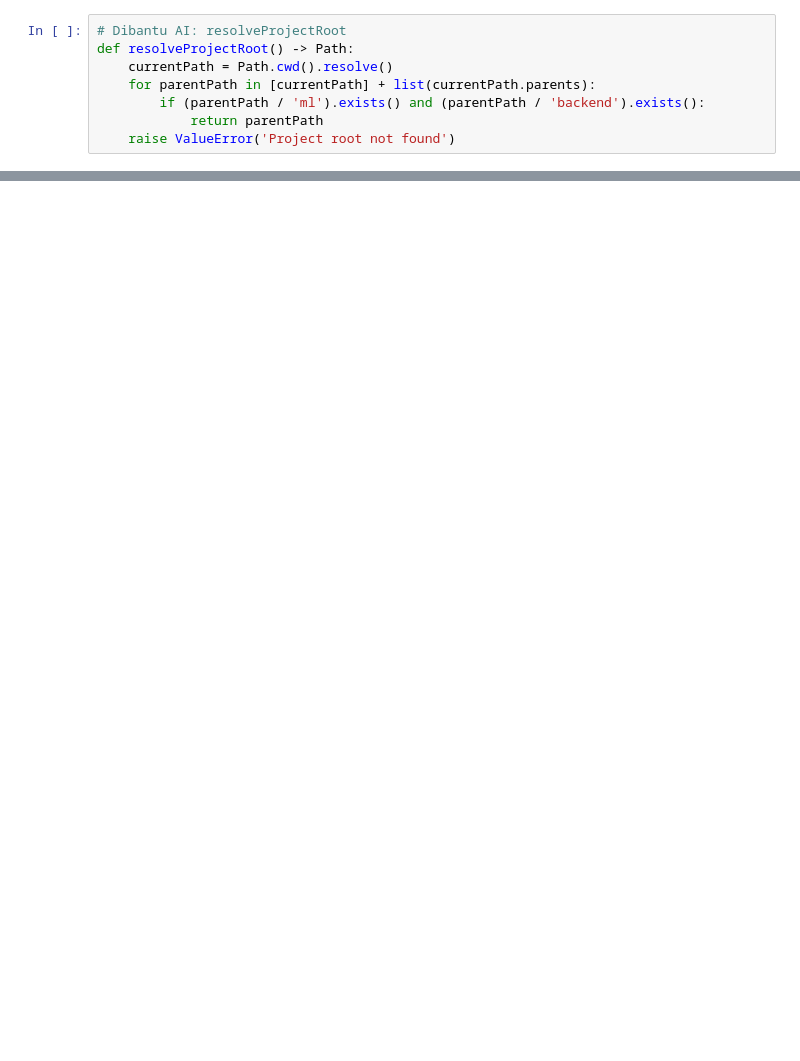
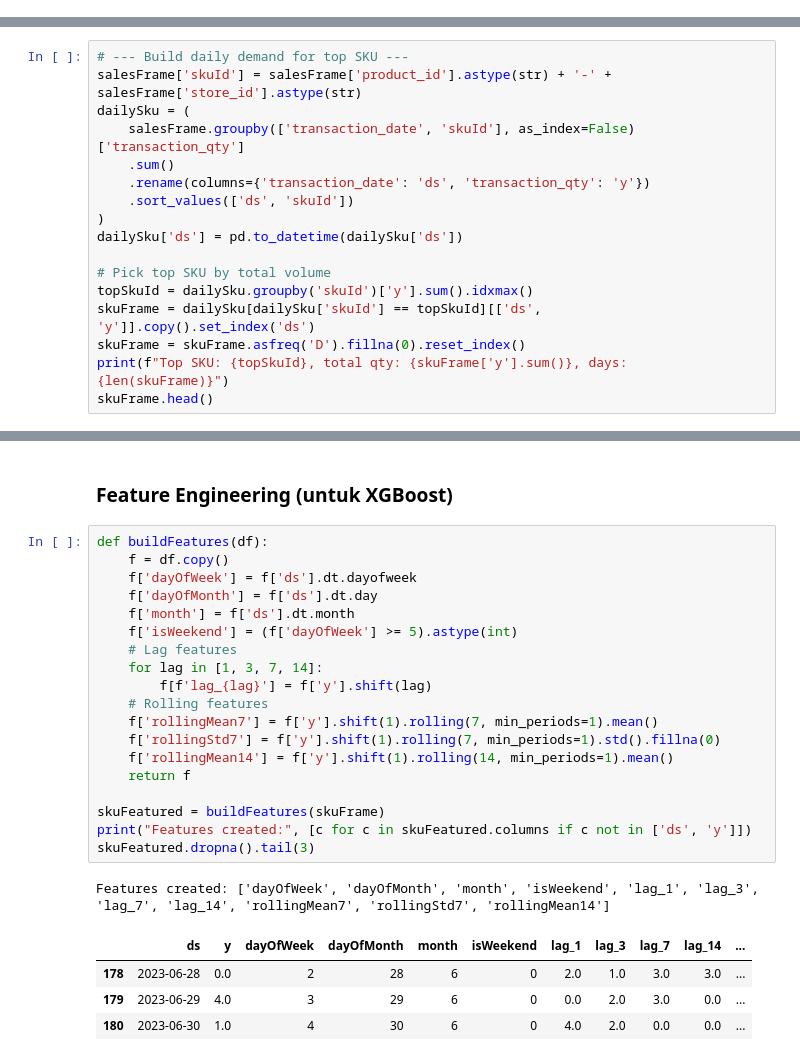
Before and after one commit to GhazyUrbayani/BrewStock, a Jupyter notebook: ml/forecast/notebooks/demandForecastStarter.ipynb, the cells around one changed output, grey strips where cells are left out. Saved outputs shown, nothing was run; the diff lists cells and outputs as text; blank space fills up the shorter version.

```diff
--- a/ml/forecast/notebooks/demandForecastStarter.ipynb
+++ b/ml/forecast/notebooks/demandForecastStarter.ipynb
@@ -8,8 +0,0 @@ import numpy as np
-# %%
-# Dibantu AI: resolveProjectRoot
-def resolveProjectRoot() -> Path:
-    currentPath = Path.cwd().resolve()
-    for parentPath in [currentPath] + list(currentPath.parents):
-        if (parentPath / 'ml').exists() and (parentPath / 'backend').exists():
-            return parentPath
-    raise ValueError('Project root not found')
@@ -82,0 +106,17 @@ naiveForecastFrame.head()
+# %%
+# --- Build daily demand for top SKU ---
+salesFrame['skuId'] = salesFrame['product_id'].astype(str) + '-' + salesFrame['store_id'].astype(str)
+dailySku = (
+    salesFrame.groupby(['transaction_date', 'skuId'], as_index=False)['transaction_qty']
+    .sum()
+    .rename(columns={'transaction_date': 'ds', 'transaction_qty': 'y'})
+    .sort_values(['ds', 'skuId'])
+)
+dailySku['ds'] = pd.to_datetime(dailySku['ds'])
+
+# Pick top SKU by total volume
+topSkuId = dailySku.groupby('skuId')['y'].sum().idxmax()
+skuFrame = dailySku[dailySku['skuId'] == topSkuId][['ds', 'y']].copy().set_index('ds')
+skuFrame = skuFrame.asfreq('D').fillna(0).reset_index()
+print(f"Top SKU: {topSkuId}, total qty: {skuFrame['y'].sum()}, days: {len(skuFrame)}")
+skuFrame.head()
@@ -82,0 +147,27 @@ naiveForecastFrame.head()
+# %% [markdown]
+### Feature Engineering (untuk XGBoost)
+# %%
+def buildFeatures(df):
+    f = df.copy()
+    f['dayOfWeek'] = f['ds'].dt.dayofweek
+    f['dayOfMonth'] = f['ds'].dt.day
+    f['month'] = f['ds'].dt.month
+    f['isWeekend'] = (f['dayOfWeek'] >= 5).astype(int)
+    # Lag features
+    for lag in [1, 3, 7, 14]:
+        f[f'lag_{lag}'] = f['y'].shift(lag)
+    # Rolling features
+    f['rollingMean7'] = f['y'].shift(1).rolling(7, min_periods=1).mean()
+    f['rollingStd7'] = f['y'].shift(1).rolling(7, min_periods=1).std().fillna(0)
+    f['rollingMean14'] = f['y'].shift(1).rolling(14, min_periods=1).mean()
+    return f
+
+skuFeatured = buildFeatures(skuFrame)
+print("Features created:", [c for c in skuFeatured.columns if c not in ['ds', 'y']])
+skuFeatured.dropna().tail(3)
+# %% [output]
+Features created: ['dayOfWeek', 'dayOfMonth', 'month', 'isWeekend', 'lag_1', 'lag_3', 'lag_7', 'lag_14', 'rollingMean7', 'rollingStd7', 'rollingMean14']
+|  | ds | y | dayOfWeek | dayOfMonth | month | isWeekend | lag_1 | lag_3 | lag_7 | lag_14 | ... |
+| 178 | 2023-06-28 | 0.0 | 2 | 28 | 6 | 0 | 2.0 | 1.0 | 3.0 | 3.0 | ... |
+| 179 | 2023-06-29 | 4.0 | 3 | 29 | 6 | 0 | 0.0 | 2.0 | 3.0 | 0.0 | ... |
+| 180 | 2023-06-30 | 1.0 | 4 | 30 | 6 | 0 | 4.0 | 2.0 | 0.0 | 0.0 | ... |
```
Also changed, not shown: parts of 45 cells of this notebook, 35 other files.
